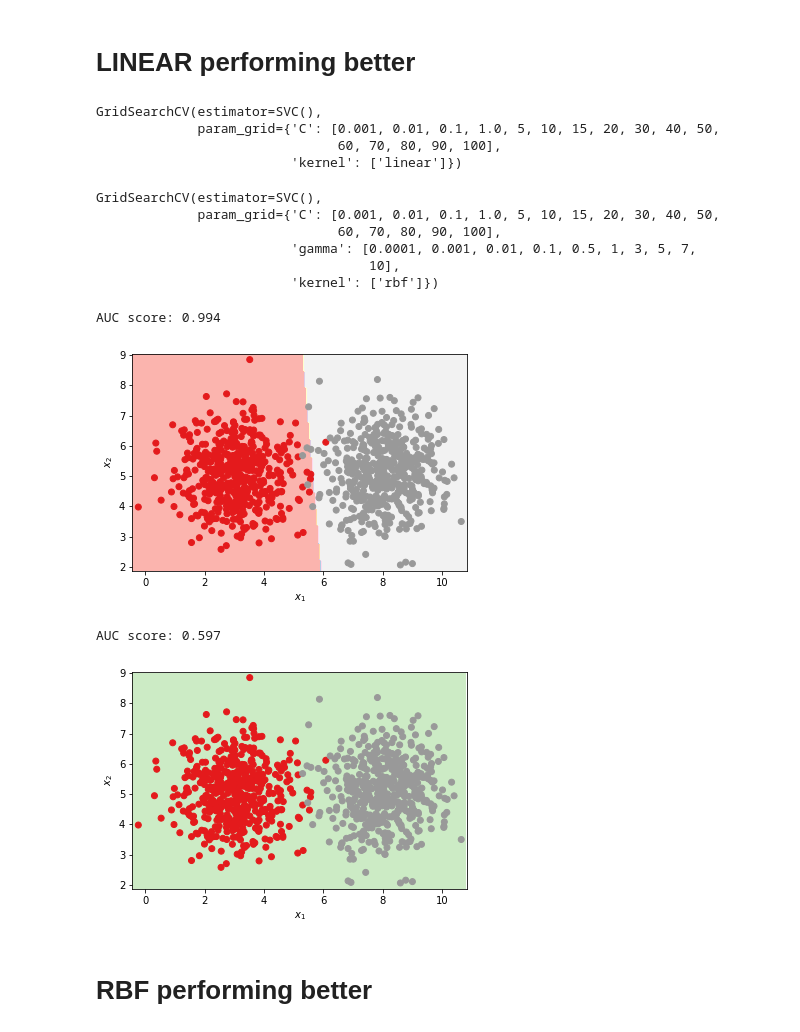
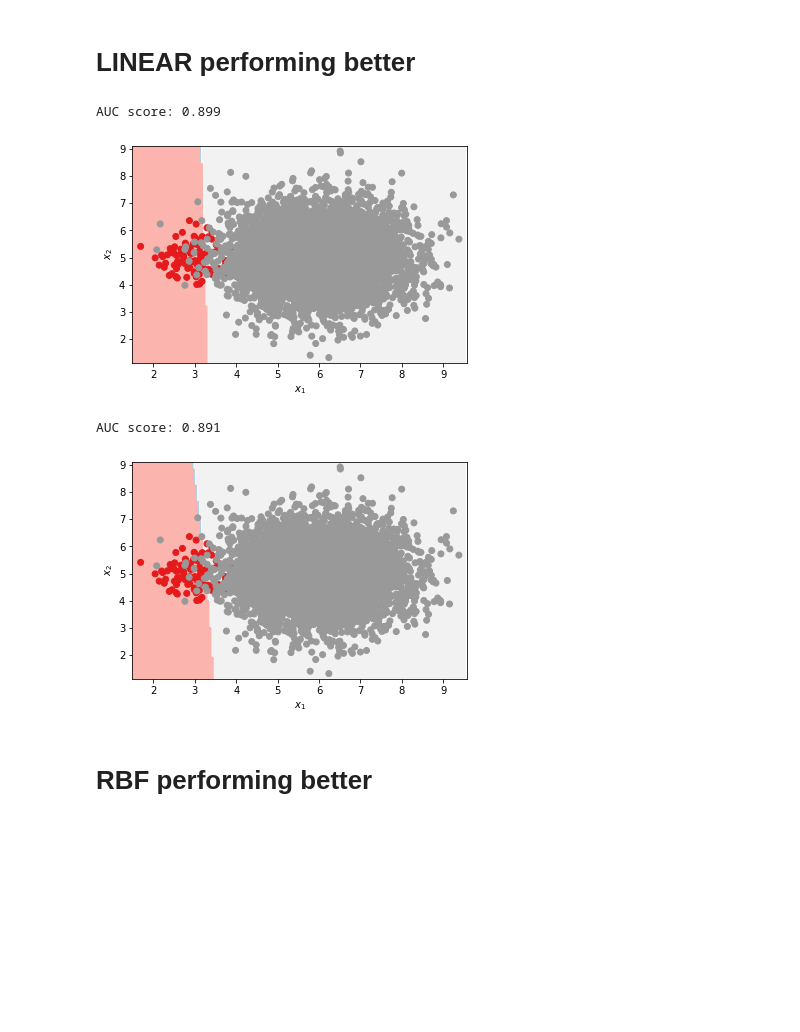
Before and after one commit to MBorgesT/ML_Assignment, a Jupyter notebook: LINEAR_vs_RBF.ipynb, the cells around one changed output. Saved outputs shown, nothing was run; the diff lists cells and outputs as text; code cells hidden in the pictures; blank space fills up the shorter version.

```diff
--- a/LINEAR_vs_RBF.ipynb
+++ b/LINEAR_vs_RBF.ipynb
@@ -13,10 +13,10 @@ def G_SVC_lin():
 
 
     X, y = datasets.make_blobs(
-        n_samples=[500, 500],
-        centers=[(3,5),(8,5)],
+        n_samples=[100, 5000],
+        centers=[(3,5),(6,5)],
         n_features=1736,
-        cluster_std=[1, 1],
+        cluster_std=[0.5, 1],
         random_state=42,
         shuffle=False)
 
@@ -34,12 +34,7 @@ param_grid_lin = {'C': [0.001,0.01,0.1,1.,5,10,15,20,30, 40, 50, 60,70,80,90,100
 
 
 grid_lin = GridSearchCV(SVC(), param_grid_lin)
-grid_lin.fit(X_train, y_train)
+grid_lin.fit(X_train, y_train);
-# %% [output]
-GridSearchCV(estimator=SVC(),
-             param_grid={'C': [0.001, 0.01, 0.1, 1.0, 5, 10, 15, 20, 30, 40, 50,
-                               60, 70, 80, 90, 100],
-                         'kernel': ['linear']})
 # %%
 # parameter tuning for rbf kernel
 
@@ -49,14 +44,7 @@ param_grid_rbf = {'C': [0.001,0.01,0.1,1.,5,10,15,20,30, 40, 50, 60,70,80,90,100
 
 
 grid_rbf = GridSearchCV(SVC(), param_grid_rbf)
-grid_rbf.fit(X_train, y_train)
+grid_rbf.fit(X_train, y_train);
-# %% [output]
-GridSearchCV(estimator=SVC(),
-             param_grid={'C': [0.001, 0.01, 0.1, 1.0, 5, 10, 15, 20, 30, 40, 50,
-                               60, 70, 80, 90, 100],
-                         'gamma': [0.0001, 0.001, 0.01, 0.1, 0.5, 1, 3, 5, 7,
-                                   10],
-                         'kernel': ['rbf']})
 # %%
 model_linear = SVC(kernel='linear',
                    C=grid_lin.best_params_['C'],
@@ -67,15 +55,15 @@ model_rbf = SVC(kernel='rbf',
                 gamma=grid_rbf.best_params_['gamma'],
                 random_state=42)
 # %%
-test_model(model_linear, X_lin, y_lin)
+test_model(model_linear, X_lin, y_lin, n_tests=100)
 # %% [output]
-AUC score: 0.994
+AUC score: 0.899
-[figure, old version]
+[figure, new version]
 # %%
-test_model(model_rbf, X_lin, y_lin)
+test_model(model_rbf, X_lin, y_lin, n_tests=100)
 # %% [output]
-AUC score: 0.597
+AUC score: 0.891
-[figure, old version]
+[figure, new version]
 # %% [markdown]
 # RBF performing better
 # %%
```
Also changed, not shown: parts of 4 cells of this notebook, 1 other file.
